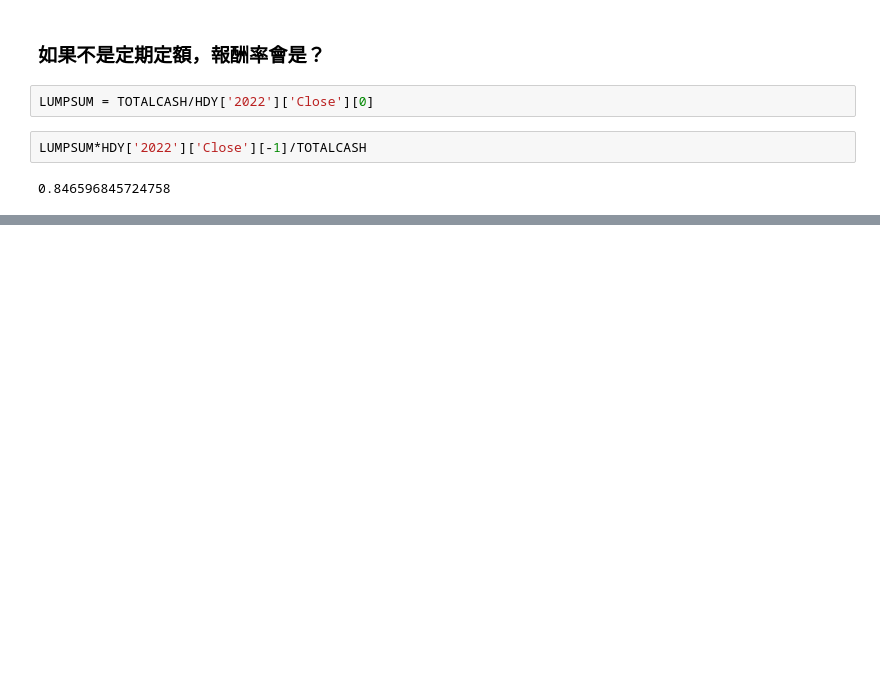
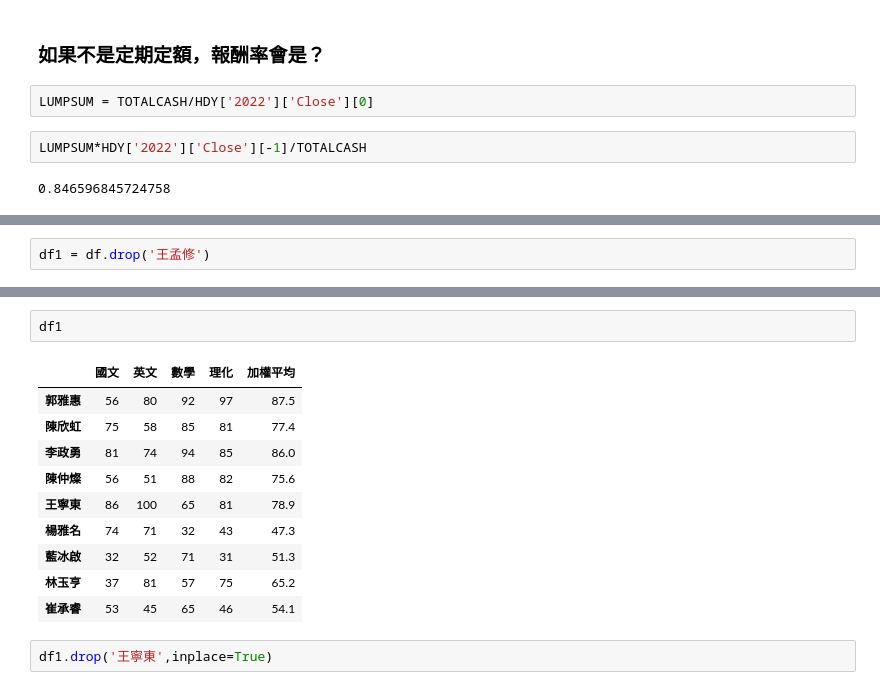
Before and after one commit to taipeihugo/20230205_python_byVictorGau, a Jupyter notebook: 20230305_Victor.ipynb, the cells around one changed output, grey strips where cells are left out. Cells and saved outputs as stored; diff of their text form; blank space fills up the shorter version.

```diff
--- a/20230305_Victor.ipynb
+++ b/20230305_Victor.ipynb
@@ -767,0 +811,2 @@ LUMPSUM*HDY['2022']['Close'][-1]/TOTALCASH
+# %%
+df1 = df.drop('王孟修')
@@ -767,0 +827,15 @@ LUMPSUM*HDY['2022']['Close'][-1]/TOTALCASH
+# %%
+df1
+# %% [output]
+|  | 國文 | 英文 | 數學 | 理化 | 加權平均 |
+| 郭雅惠 | 56 | 80 | 92 | 97 | 87.5 |
+| 陳欣虹 | 75 | 58 | 85 | 81 | 77.4 |
+| 李政勇 | 81 | 74 | 94 | 85 | 86.0 |
+| 陳仲燦 | 56 | 51 | 88 | 82 | 75.6 |
+| 王寧東 | 86 | 100 | 65 | 81 | 78.9 |
+| 楊雅名 | 74 | 71 | 32 | 43 | 47.3 |
+| 藍冰啟 | 32 | 52 | 71 | 31 | 51.3 |
+| 林玉亨 | 37 | 81 | 57 | 75 | 65.2 |
+| 崔承睿 | 53 | 45 | 65 | 46 | 54.1 |
+# %%
+df1.drop('王寧東',inplace=True)
```
Also changed, not shown: parts of 26 cells of this notebook.
